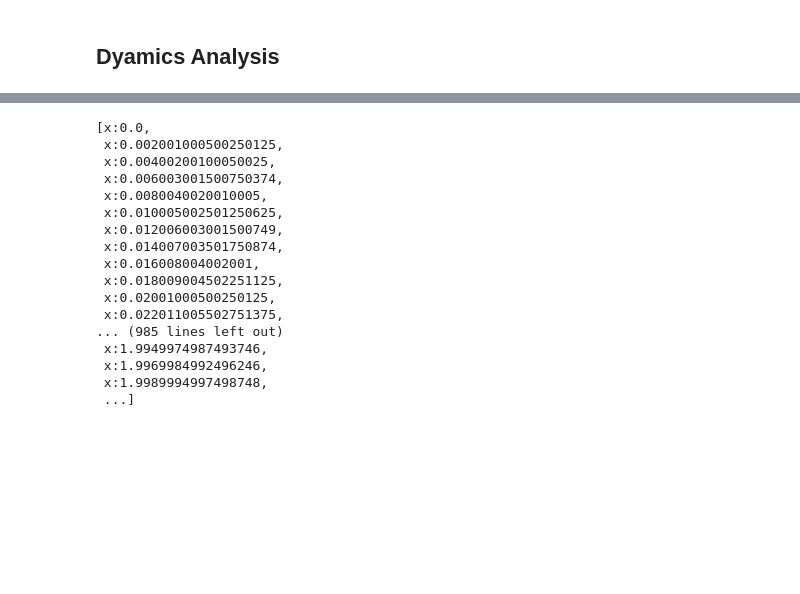
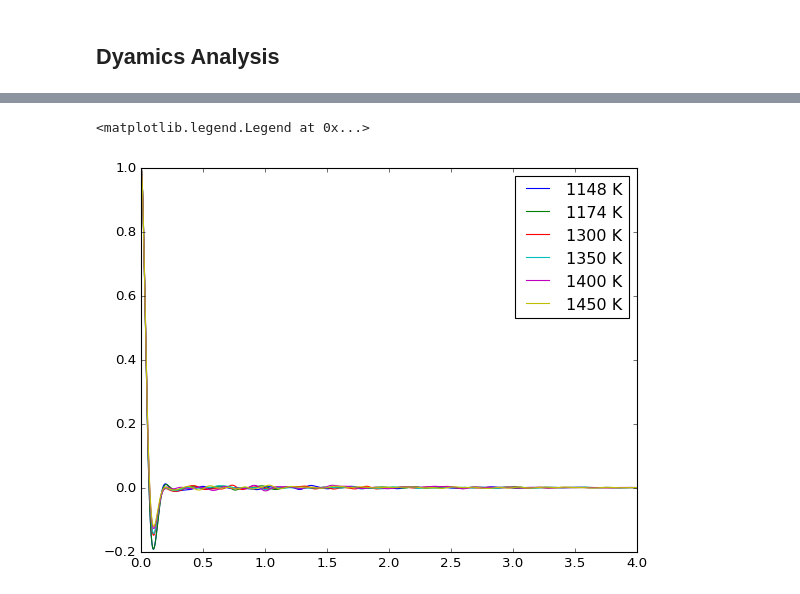
Before and after one commit to zincware/MDSuite, a Jupyter notebook: docs/source/_user_guide/molten_salt_example.ipynb, the cells around one changed output, grey strips where cells are left out. Saved outputs shown, nothing was run; the diff lists cells and outputs as text; code cells hidden in the pictures; blank space fills up the shorter version.

```diff
--- a/docs/source/_user_guide/molten_salt_example.ipynb
+++ b/docs/source/_user_guide/molten_salt_example.ipynb
@@ -194,5 +195,5 @@ NameError: name 'gpu' is not defined
 # %%
 for item in Molten_NaCl.experiments:
     Molten_NaCl.experiments[item].run_computation.EinsteinHelfandIonicConductivity(plot=True,
-                                                                             data_range=2000,
+                                                                             data_range=30000,
                                                                              correlation_time=500)
@@ -206 +203,12 @@ InvalidRequestError: Entity namespace for "system_properties" has no property "P
+# %%
+rdf = Molten_NaCl.get_properties({'analysis': 'Green_Kubo_Ionic_Conductivity', 'information': 'series'})  # currently JACF Array
+
+rdf_temp = np.array([rdf[item][0].data_array() for item in pomf])
+for rdf, temp in zip(rdf_temp, list(temperatures.values())):
+    plt.plot(rdf[:, 0], rdf[:, 1], label=f"{temp} K")
+
+plt.legend()
+# %% [output]
+<matplotlib.legend.Legend at 0x...>
+[figure, added]
 # %%
@@ -208,23 +216,2 @@ e_ic = Molten_NaCl.get_properties({'Property': 'Ionic_Conductivity'})
 diff = Molten_NaCl.get_properties({"property": 'Diffusion_Coefficients', 'subjects': ["Na"]})
-# %%
-#e_ic['NaCl_1148K']
-diff['NaCl_1148K'][1].data[:]
-# %% [output]
-[x:0.0,
- x:0.002001000500250125,
- x:0.00400200100050025,
- x:0.006003001500750374,
- x:0.0080040020010005,
- x:0.010005002501250625,
- x:0.012006003001500749,
- x:0.014007003501750874,
- x:0.016008004002001,
- x:0.018009004502251125,
- x:0.02001000500250125,
- x:0.022011005502751375,
-... (985 lines left out)
- x:1.9949974987493746,
- x:1.9969984992496246,
- x:1.9989994997498748,
- ...]
 # %%
```
Also changed, not shown: parts of 43 cells of this notebook.
